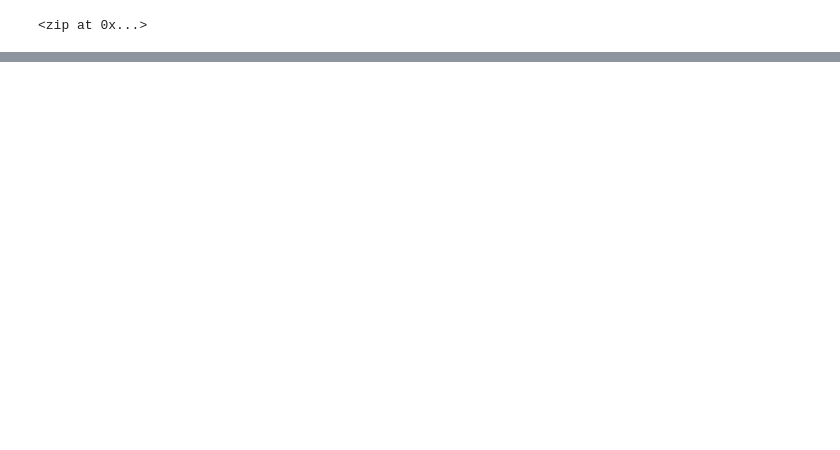
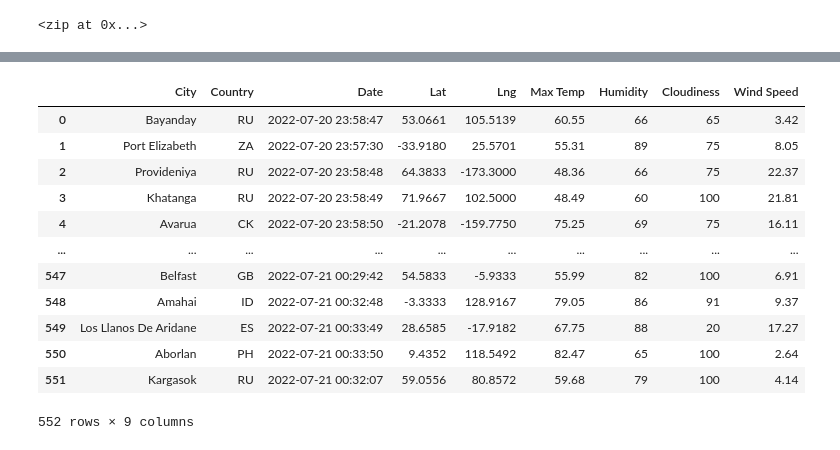
Before and after one commit to Loukya-Shivapooja/World_Weather_Analysis, a Jupyter notebook: WeatherPy.ipynb, the cells around one changed output, grey strips where cells are left out. Saved outputs shown, nothing was run; the diff lists cells and outputs as text; code cells hidden in the pictures; blank space fills up the shorter version.

```diff
--- a/WeatherPy.ipynb
+++ b/WeatherPy.ipynb
@@ -146,0 +157,18 @@ print(city_data_df.head(10)
+# %%
+new_Columns_order = ["City", "Country", "Date", "Lat", "Lng", "Max Temp", "Humidity", "Cloudiness", "Wind Speed"]
+city_data_df = city_data_df[new_Columns_order]
+city_data_df
+# %% [output]
+|  | City | Country | Date | Lat | Lng | Max Temp | Humidity | Cloudiness | Wind Speed |
+| 0 | Bayanday | RU | 2022-07-20 23:58:47 | 53.0661 | 105.5139 | 60.55 | 66 | 65 | 3.42 |
+| 1 | Port Elizabeth | ZA | 2022-07-20 23:57:30 | -33.9180 | 25.5701 | 55.31 | 89 | 75 | 8.05 |
+| 2 | Provideniya | RU | 2022-07-20 23:58:48 | 64.3833 | -173.3000 | 48.36 | 66 | 75 | 22.37 |
+| 3 | Khatanga | RU | 2022-07-20 23:58:49 | 71.9667 | 102.5000 | 48.49 | 60 | 100 | 21.81 |
+| 4 | Avarua | CK | 2022-07-20 23:58:50 | -21.2078 | -159.7750 | 75.25 | 69 | 75 | 16.11 |
+| ... | ... | ... | ... | ... | ... | ... | ... | ... | ... |
+| 547 | Belfast | GB | 2022-07-21 00:29:42 | 54.5833 | -5.9333 | 55.99 | 82 | 100 | 6.91 |
+| 548 | Amahai | ID | 2022-07-21 00:32:48 | -3.3333 | 128.9167 | 79.05 | 86 | 91 | 9.37 |
+| 549 | Los Llanos De Aridane | ES | 2022-07-21 00:33:49 | 28.6585 | -17.9182 | 67.75 | 88 | 20 | 17.27 |
+| 550 | Aborlan | PH | 2022-07-21 00:33:50 | 9.4352 | 118.5492 | 82.47 | 65 | 100 | 2.64 |
+| 551 | Kargasok | RU | 2022-07-21 00:32:07 | 59.0556 | 80.8572 | 59.68 | 79 | 100 | 4.14 |
+552 rows × 9 columns
```
Also changed, not shown: parts of 6 cells of this notebook, 1 other file.
